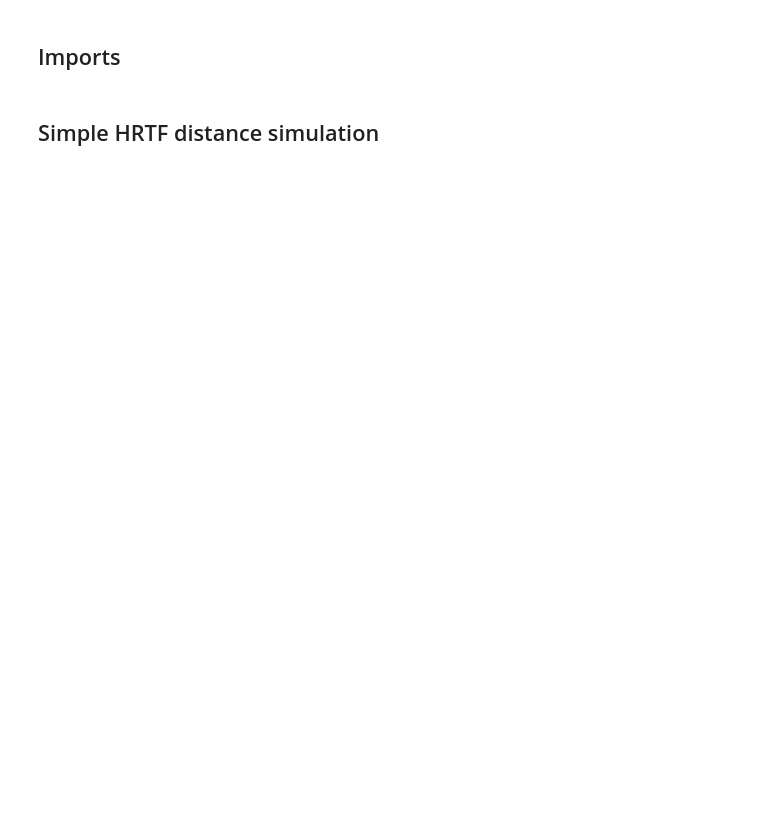
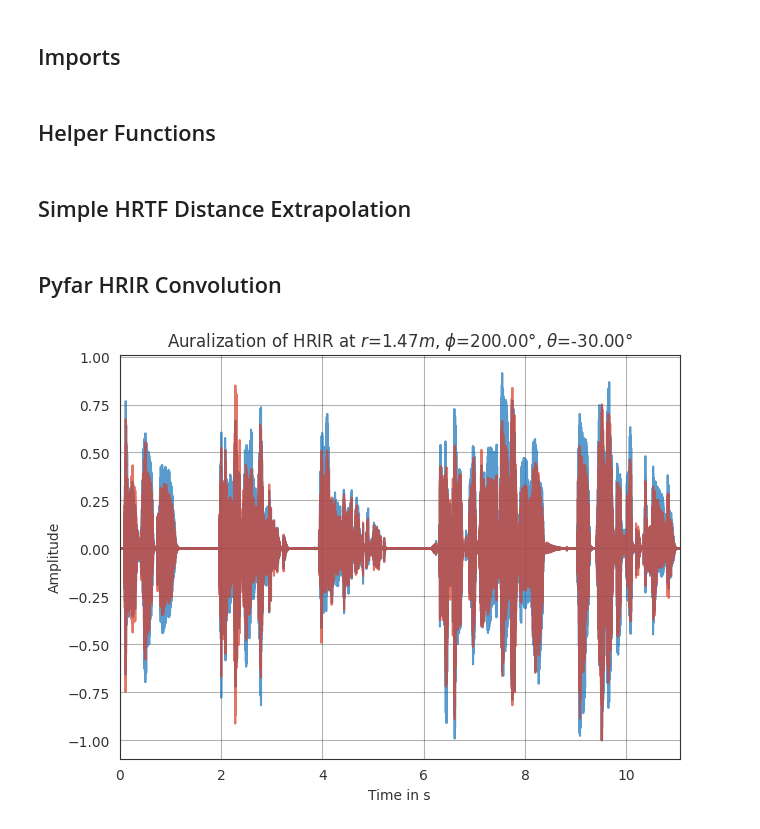
Before and after one commit to vackva/Orbe, a Jupyter notebook: python/ResearchNotebook.ipynb, the cells around one changed output. Drawn from its saved outputs; the diff is of its cells as text; code cells hidden in the pictures; blank space fills up the shorter version.

Commit message:
added hrir convolution to notebook

```diff
--- a/python/ResearchNotebook.ipynb
+++ b/python/ResearchNotebook.ipynb
@@ -4,0 +10,2 @@ import numpy as np
+# %% [markdown]
+## Helper Functions
@@ -5,5 +18,5 @@ import numpy as np
 # %% [markdown]
-## Simple HRTF distance simulation
+## Simple HRTF Distance Extrapolation
 # %%
 # Inverse of the speed of sound in air
 delta = 1/343.0
@@ -36,3 +49,27 @@ def distance_ir(sr, ir, distance):
     ir = distance_delay(sr, ir, distance)
     ir = distance_gain(ir, distance)
     return ir
+# %% [markdown]
+## Pyfar HRIR Convolution
+# %%
+hrirs, sources, _ = pf.io.read_sofa(os.path.join('..', 'assets', 'pp1_HRIRs_measured.sofa'))
+
+signal, sr = librosa.load(os.path.join('..', 'tests', 'input.wav'), sr=44100, mono=False)
+
+idx = 330
+hrir = hrirs[idx]
+source = sources[idx]
+radius, azimuth, elevation = *source.radius, *source.azimuth, *source.elevation
+
+signal = pf.Signal(signal, sr)
+auralization = pf.dsp.convolve(hrir, signal)
+auralization = pf.dsp.normalize(auralization)
+
+sf.write(os.path.join('..', 'tests', 'output', f'auralization_pp1_HRIRs_measured_{idx}.wav'), auralization.time.T, sr)
+
+ax = pf.plot.time(auralization, label='convolved')
+for line in ax.lines: line.set_alpha(0.7)
+ax.set_title(fr'Auralization of HRIR at $r$={radius:.2f}$m$, $\phi$={rad2deg(azimuth):.2f}°, $\theta$={(rad2deg(elevation)):.2f}°')
+plt.show()
+# %% [output]
+[figure, added]
```
Also changed, not shown: parts of 3 cells of this notebook, 3 other files.
